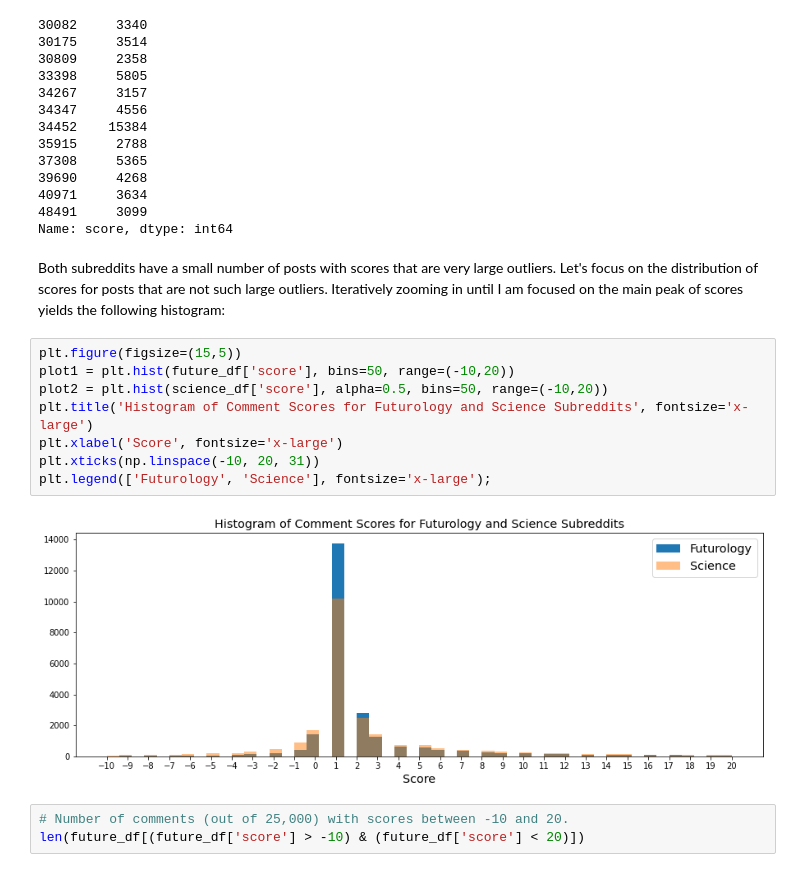
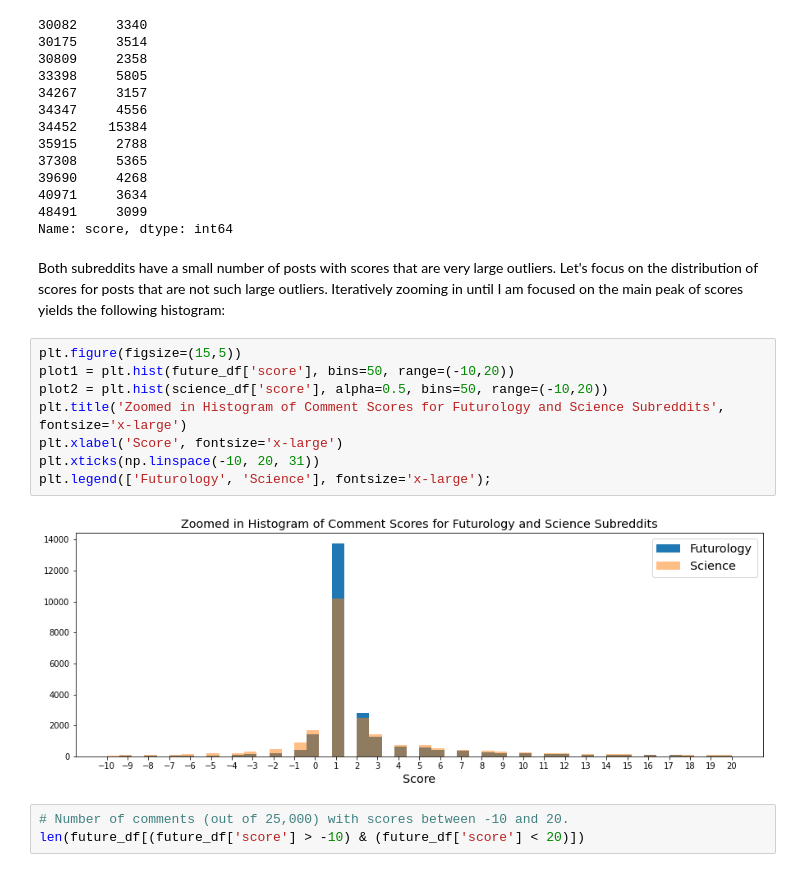
Before and after one commit to MarkCHarris/subreddit-nlp-classification, a Jupyter notebook: code/part2_nlp_eda.ipynb, the cells around one changed output. Drawn from its saved outputs; the diff is of its cells as text.

```diff
--- a/code/part2_nlp_eda.ipynb
+++ b/code/part2_nlp_eda.ipynb
@@ -269,18 +282,18 @@ science_df['score'][science_df['score'] > 2000]
 40971     3634
 48491     3099
 Name: score, dtype: int64
-# %% [markdown]
-Both subreddits have a small number of posts with scores that are very large outliers.  Let's focus on the distribution of scores for posts that are not such large outliers. Iteratively zooming in until I am focused on the main peak of scores yields the following histogram:
+# %% [markdown]
+Both subreddits have a small number of posts with scores that are very large outliers.  Let's focus on the distribution of scores for posts that are not such large outliers. Iteratively zooming in until I am focused on the main peak of scores yields the following histogram:
 # %%
 plt.figure(figsize=(15,5))
 plot1 = plt.hist(future_df['score'], bins=50, range=(-10,20))
 plot2 = plt.hist(science_df['score'], alpha=0.5, bins=50, range=(-10,20))
-plt.title('Histogram of Comment Scores for Futurology and Science Subreddits', fontsize='x-large')
+plt.title('Zoomed in Histogram of Comment Scores for Futurology and Science Subreddits', fontsize='x-large')
 plt.xlabel('Score', fontsize='x-large')
 plt.xticks(np.linspace(-10, 20, 31))
 plt.legend(['Futurology', 'Science'], fontsize='x-large');
 # %% [output]
-[figure, old version]
+[figure, new version]
 # %%
 # Number of comments (out of 25,000) with scores between -10 and 20.
 len(future_df[(future_df['score'] > -10) & (future_df['score'] < 20)])
```
Also changed, not shown: parts of 5 cells of this notebook, 13 other files.
